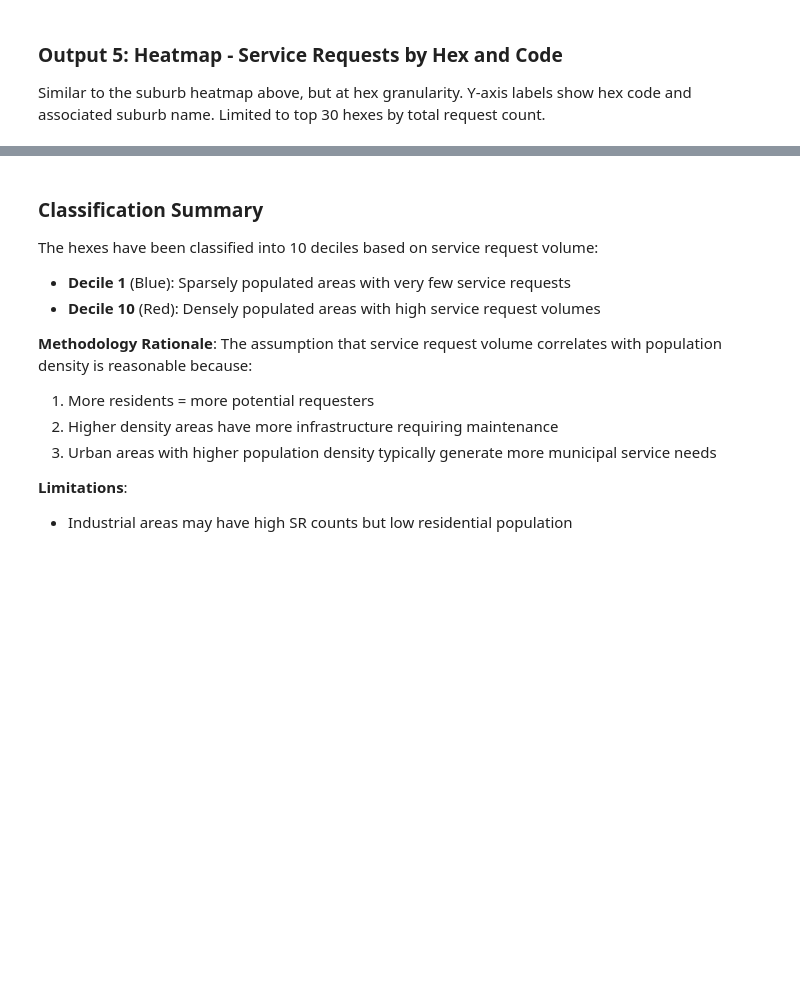
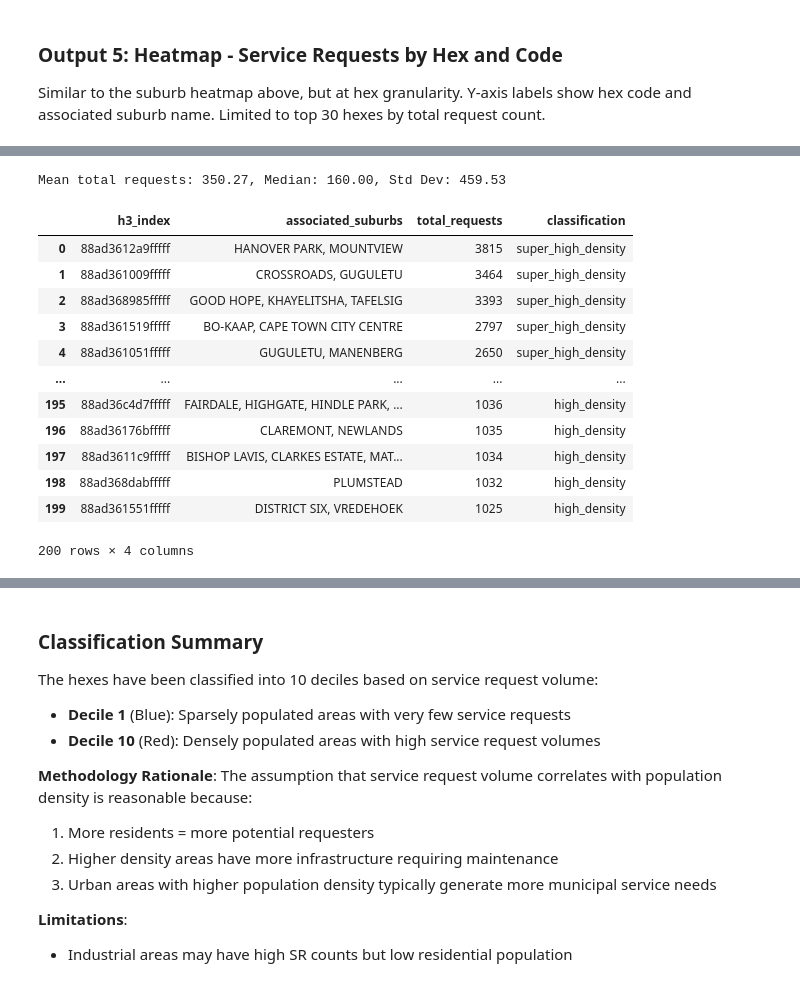
Before and after one commit to thedataferret/coct_ds_code_challenge, a Jupyter notebook: classification.ipynb, the cells around one changed output, grey strips where cells are left out. Cells and saved outputs as stored; diff of their text form; code cells hidden in the pictures; blank space fills up the shorter version.

Commit message:
feat: added classification and classified map

```diff
--- a/classification.ipynb
+++ b/classification.ipynb
@@ -801,0 +760,65 @@ m
+# %%
+# Create dataframe of unique h3 indexes with total requests, ranked descending
+df_hex_totals_classified = (
+    df_hex_code_totals
+    .groupby('h3_level8_index')['total_requests']
+    .sum()
+    .reset_index()
+    .sort_values('total_requests', ascending=False)
+    .rename(columns={'h3_level8_index': 'h3_index'})
+)
+
+# Map associated suburbs for each h3 index as a comma-separated list,
+# replacing missing official_suburb with 'None'
+suburb_map = (
+    df_hex_suburb_map
+    .assign(official_suburb=df_hex_suburb_map['official_suburb'].fillna('None'))
+    .groupby('h3_level8_index')['official_suburb']
+    .apply(lambda x: ', '.join(sorted(set(x))))
+    .reset_index()
+    .rename(columns={'h3_level8_index': 'h3_index', 'official_suburb': 'associated_suburbs'})
+)
+
+df_hex_totals_classified = df_hex_totals_classified.merge(suburb_map, on='h3_index', how='left')
+
+# Reorder columns as required
+df_hex_totals_classified = df_hex_totals_classified[['h3_index', 'associated_suburbs', 'total_requests']]
+
+# Calculate statistics
+mean_total = df_hex_totals_classified['total_requests'].mean()
+median_total = df_hex_totals_classified['total_requests'].median()
+std_total = df_hex_totals_classified['total_requests'].std()
+
+print(f"Mean total requests: {mean_total:,.2f}, Median: {median_total:,.2f}, Std Dev: {std_total:,.2f}")
+
+# Density classification logic
+def classify_density(x):
+    if x > mean_total + 3 * std_total:
+        return "super_high_density"
+    elif x > mean_total + 2 * std_total:
+        return "very_high_density"
+    elif x > mean_total + 1 * std_total:
+        return "high_density"
+    elif x <= 3:
+        return "low_density"
+    else:
+        return "normal_density"
+
+df_hex_totals_classified['classification'] = df_hex_totals_classified['total_requests'].apply(classify_density)
+
+df_hex_totals_classified.head(200)
+# %% [output]
+Mean total requests: 350.27, Median: 160.00, Std Dev: 459.53
+|  | h3_index | associated_suburbs | total_requests | classification |
+| 0 | 88ad3612a9fffff | HANOVER PARK, MOUNTVIEW | 3815 | super_high_density |
+| 1 | 88ad361009fffff | CROSSROADS, GUGULETU | 3464 | super_high_density |
+| 2 | 88ad368985fffff | GOOD HOPE, KHAYELITSHA, TAFELSIG | 3393 | super_high_density |
+| 3 | 88ad361519fffff | BO-KAAP, CAPE TOWN CITY CENTRE | 2797 | super_high_density |
+| 4 | 88ad361051fffff | GUGULETU, MANENBERG | 2650 | super_high_density |
+| ... | ... | ... | ... | ... |
+| 195 | 88ad36c4d7fffff | FAIRDALE, HIGHGATE, HINDLE PARK, ... | 1036 | high_density |
+| 196 | 88ad36176bfffff | CLAREMONT, NEWLANDS | 1035 | high_density |
+| 197 | 88ad3611c9fffff | BISHOP LAVIS, CLARKES ESTATE, MAT... | 1034 | high_density |
+| 198 | 88ad368dabfffff | PLUMSTEAD | 1032 | high_density |
+| 199 | 88ad361551fffff | DISTRICT SIX, VREDEHOEK | 1025 | high_density |
+200 rows × 4 columns
```
Also changed, not shown: parts of 20 cells of this notebook, 1 other file.
